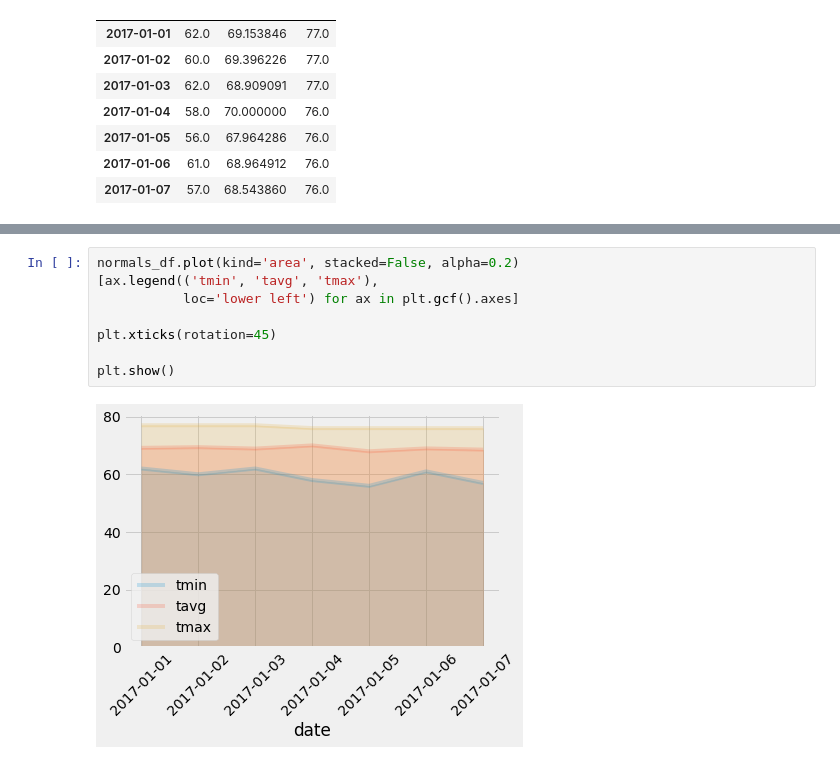
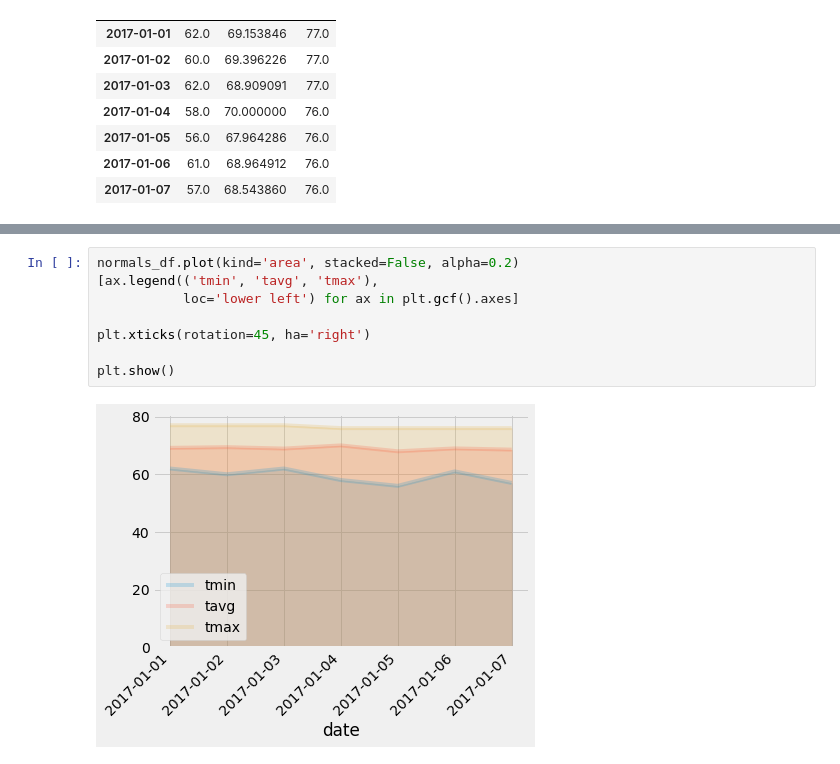
Before and after one commit to zhenyang9261/data-homework-orm, a Jupyter notebook: climate_starter.ipynb, the cells around one changed output, grey strips where cells are left out. Saved outputs shown, nothing was run; the diff lists cells and outputs as text.

```diff
--- a/climate_starter.ipynb
+++ b/climate_starter.ipynb
@@ -460,10 +404,10 @@ normals_df
 # %%
 normals_df.plot(kind='area', stacked=False, alpha=0.2)
 [ax.legend(('tmin', 'tavg', 'tmax'),
            loc='lower left') for ax in plt.gcf().axes]
 
-plt.xticks(rotation=45)
+plt.xticks(rotation=45, ha='right')
 
 plt.show()
 # %% [output]
-[figure, old version]
+[figure, new version]
```
Also changed, not shown: parts of 11 cells of this notebook, 1 other file.
